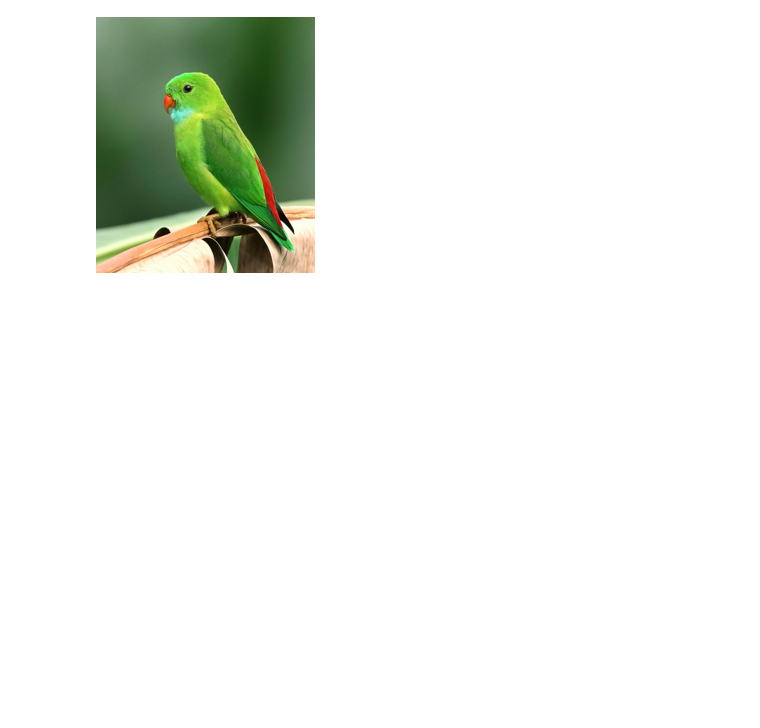
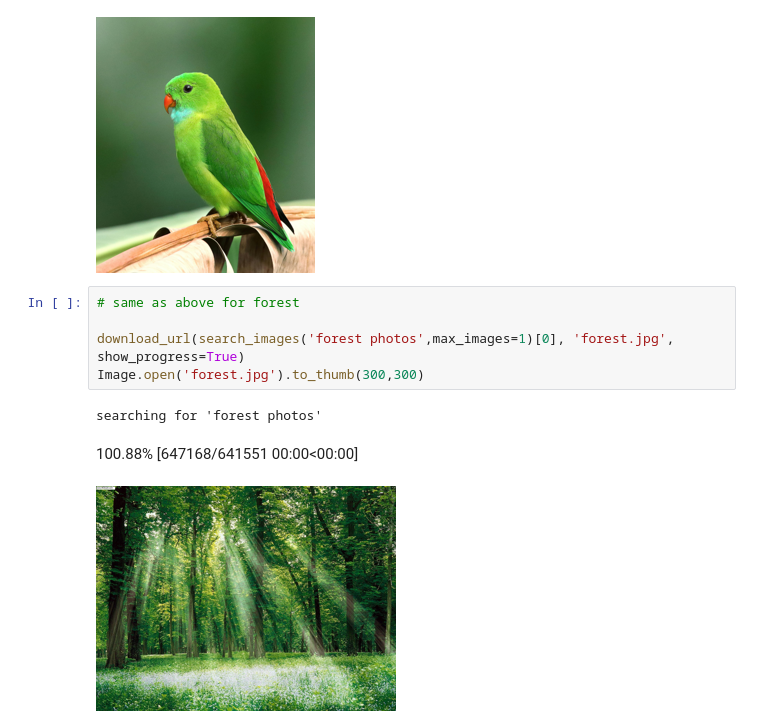
Before and after one commit to indhra/Practical_Deep_learning, a Jupyter notebook: lesson-1-Birds-classification-.ipynb, the cells around one changed output. Saved outputs shown, nothing was run; the diff lists cells and outputs as text; blank space fills up the shorter version.

```diff
--- a/lesson-1-Birds-classification-.ipynb
+++ b/lesson-1-Birds-classification-.ipynb
@@ -103,3 +93,12 @@ im.to_thumb(256,256)
 # %% [output]
 100.44% [811008/807464 00:00<00:00]
 [figure]
+# %%
+# same as above for forest
+
+download_url(search_images('forest photos',max_images=1)[0], 'forest.jpg', show_progress=True)
+Image.open('forest.jpg').to_thumb(300,300)
+# %% [output]
+searching for 'forest photos'
+100.88% [647168/641551 00:00<00:00]
+[figure, added]
```
Also changed, not shown: parts of 8 cells of this notebook.
